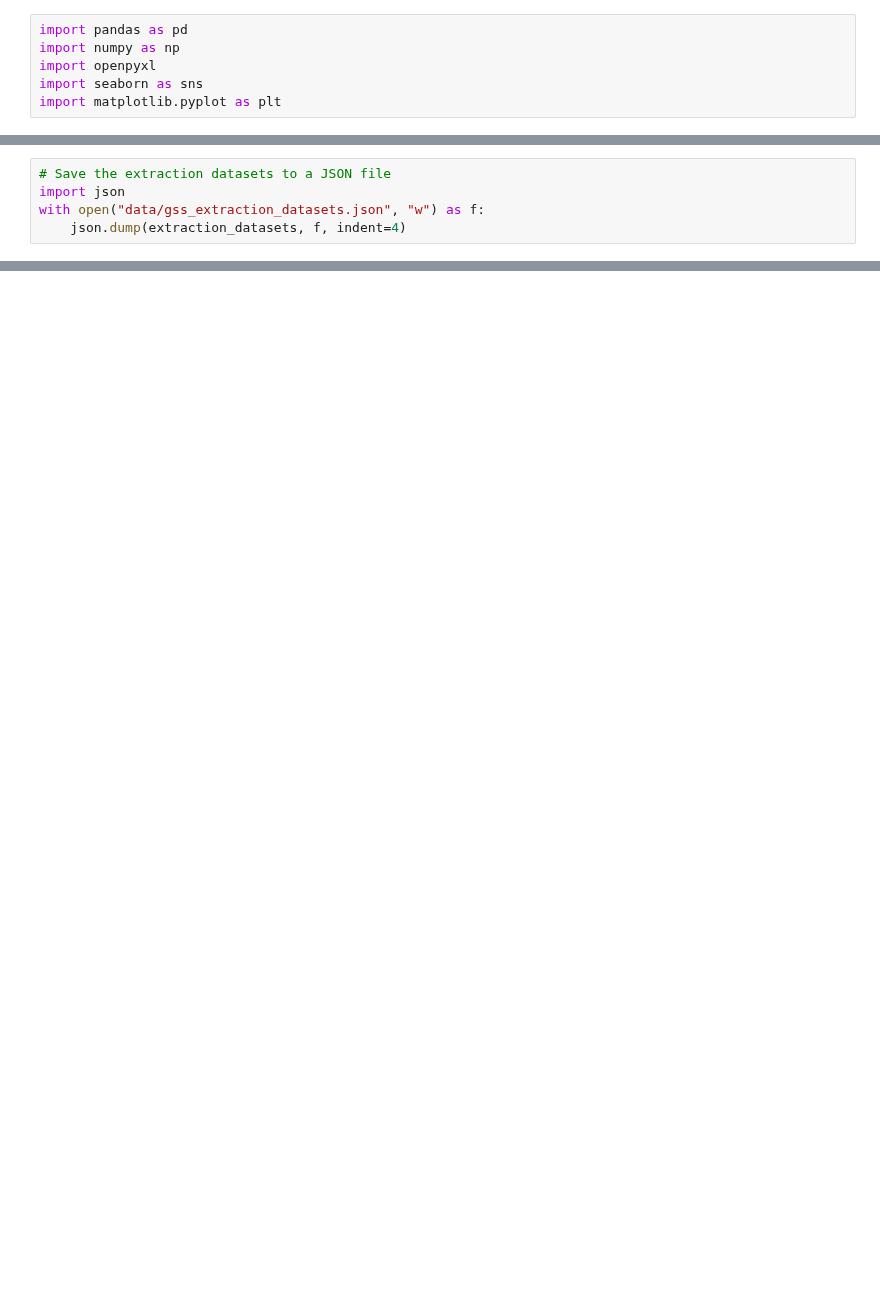
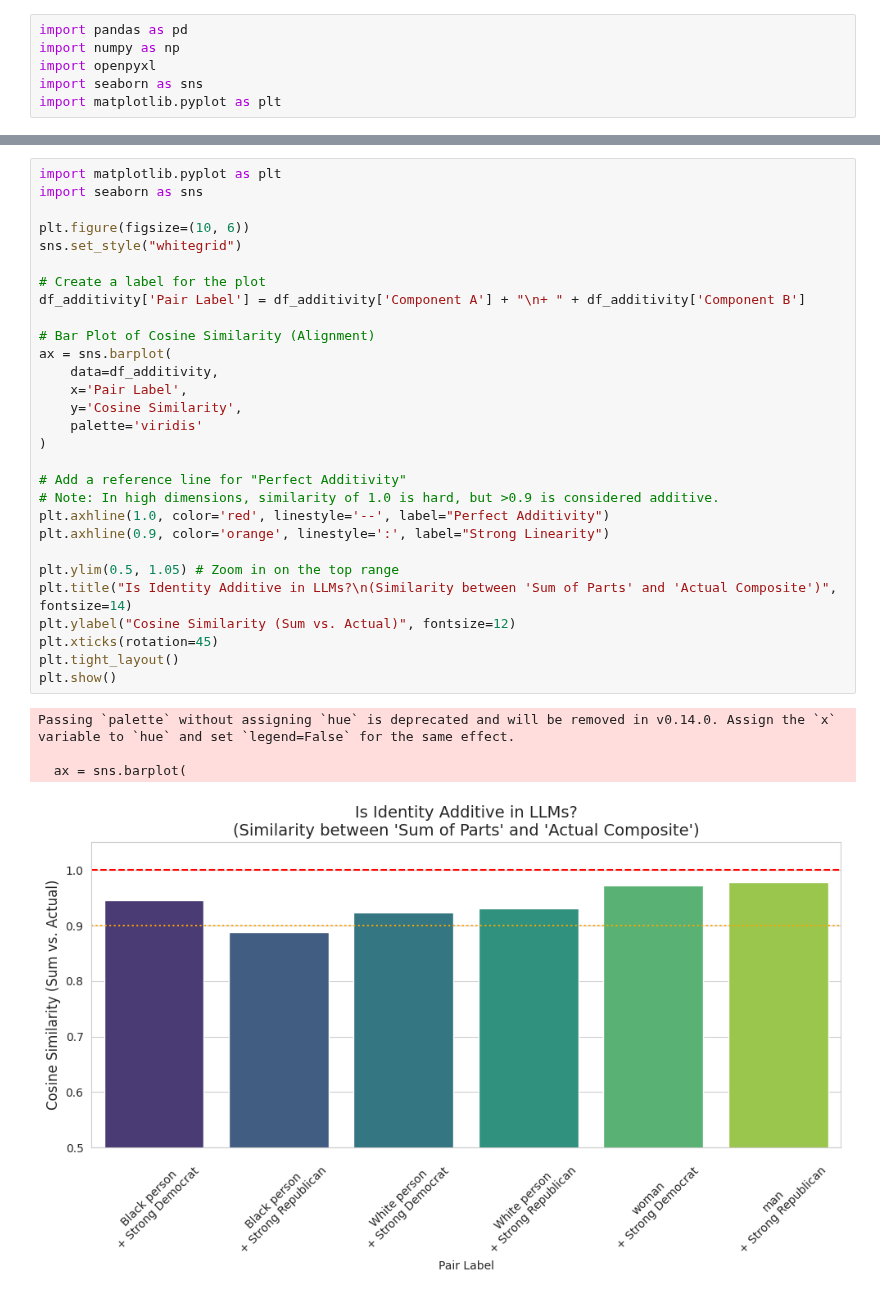
Before and after one commit to yilmajung/belief_and_llms_v0, a Jupyter notebook: 0_1_curate_GSS_exp2.ipynb, the cells around one changed output, grey strips where cells are left out. Drawn from its saved outputs; the diff is of its cells as text; blank space fills up the shorter version.

```diff
--- a/0_1_curate_GSS_exp2.ipynb
+++ b/0_1_curate_GSS_exp2.ipynb
@@ -276,5 +83,0 @@ Pair 5:
-# %%
-# Save the extraction datasets to a JSON file
-import json
-with open("data/gss_extraction_datasets.json", "w") as f:
-    json.dump(extraction_datasets, f, indent=4)
@@ -785,0 +257,34 @@ plt.show()
+# %%
+import matplotlib.pyplot as plt
+import seaborn as sns
+
+plt.figure(figsize=(10, 6))
+sns.set_style("whitegrid")
+
+# Create a label for the plot
+df_additivity['Pair Label'] = df_additivity['Component A'] + "\n+ " + df_additivity['Component B']
+
+# Bar Plot of Cosine Similarity (Alignment)
+ax = sns.barplot(
+    data=df_additivity,
+    x='Pair Label',
+    y='Cosine Similarity',
+    palette='viridis'
+)
+
+# Add a reference line for "Perfect Additivity"
+# Note: In high dimensions, similarity of 1.0 is hard, but >0.9 is considered additive.
+plt.axhline(1.0, color='red', linestyle='--', label="Perfect Additivity")
+plt.axhline(0.9, color='orange', linestyle=':', label="Strong Linearity")
+
+plt.ylim(0.5, 1.05) # Zoom in on the top range
+plt.title("Is Identity Additive in LLMs?\n(Similarity between 'Sum of Parts' and 'Actual Composite')", fontsize=14)
+plt.ylabel("Cosine Similarity (Sum vs. Actual)", fontsize=12)
+plt.xticks(rotation=45)
+plt.tight_layout()
+plt.show()
+# %% [output]
+Passing `palette` without assigning `hue` is deprecated and will be removed in v0.14.0. Assign the `x` variable to `hue` and set `legend=False` for the same effect.
+
+  ax = sns.barplot(
+[figure, added]
```
Also changed, not shown: parts of 36 cells of this notebook.
